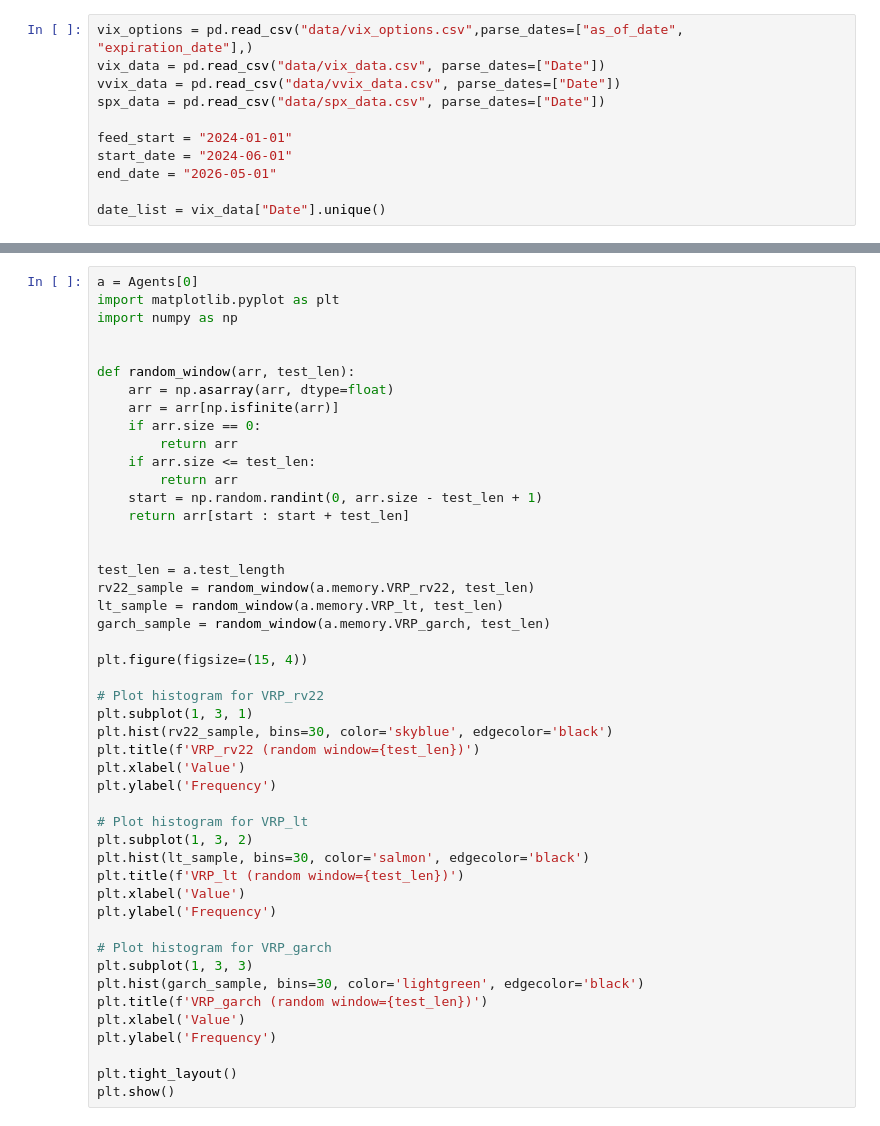
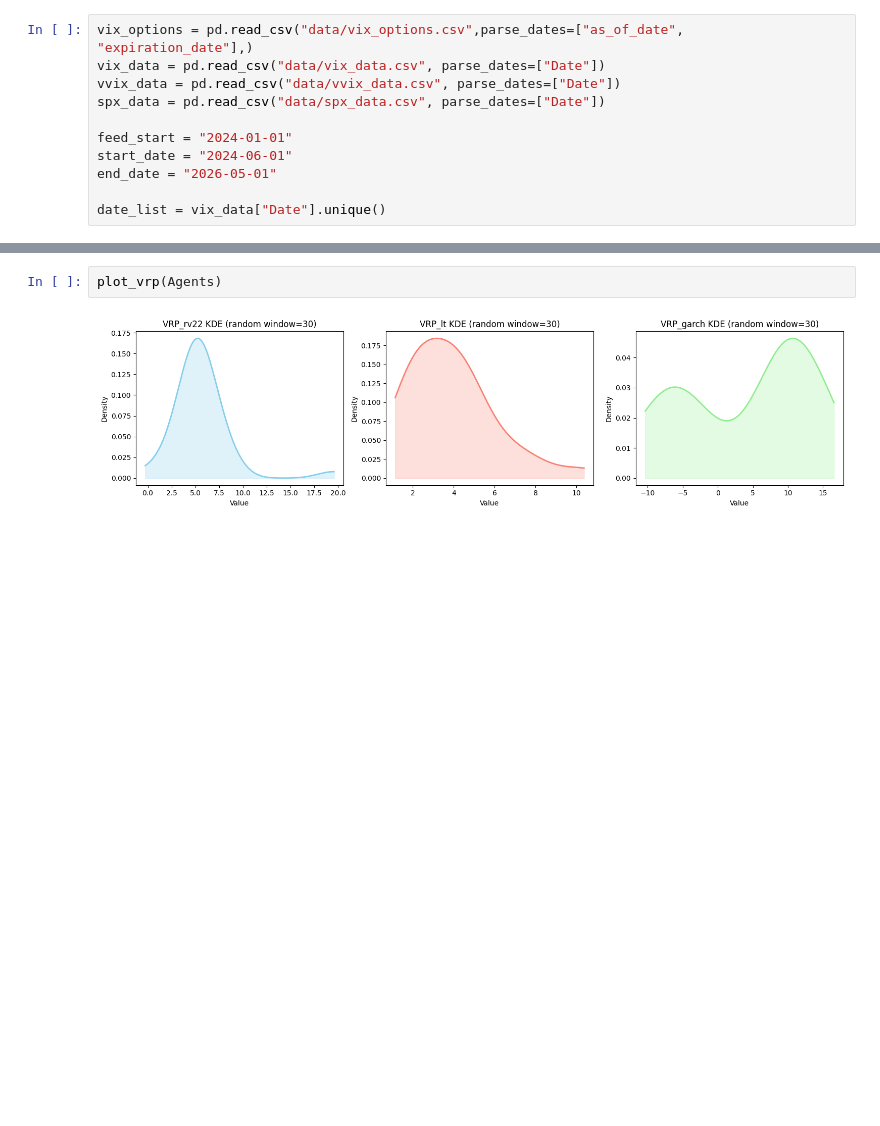
Before and after one commit to StevenYang23/VIX_Trading, a Jupyter notebook: Back_testing.ipynb, the cells around one changed output, grey strips where cells are left out. Drawn from its saved outputs; the diff is of its cells as text; blank space fills up the shorter version.

```diff
--- a/Back_testing.ipynb
+++ b/Back_testing.ipynb
@@ -89,47 +55,4 @@ plt.show()
 # %%
-a = Agents[0]
-import matplotlib.pyplot as plt
-import numpy as np
-
-
-def random_window(arr, test_len):
-    arr = np.asarray(arr, dtype=float)
-    arr = arr[np.isfinite(arr)]
-    if arr.size == 0:
-        return arr
-    if arr.size <= test_len:
-        return arr
-    start = np.random.randint(0, arr.size - test_len + 1)
-    return arr[start : start + test_len]
-
-
-test_len = a.test_length
-rv22_sample = random_window(a.memory.VRP_rv22, test_len)
-lt_sample = random_window(a.memory.VRP_lt, test_len)
-garch_sample = random_window(a.memory.VRP_garch, test_len)
-
-plt.figure(figsize=(15, 4))
-
-# Plot histogram for VRP_rv22
-plt.subplot(1, 3, 1)
-plt.hist(rv22_sample, bins=30, color='skyblue', edgecolor='black')
-plt.title(f'VRP_rv22 (random window={test_len})')
-plt.xlabel('Value')
-plt.ylabel('Frequency')
-
-# Plot histogram for VRP_lt
-plt.subplot(1, 3, 2)
-plt.hist(lt_sample, bins=30, color='salmon', edgecolor='black')
-plt.title(f'VRP_lt (random window={test_len})')
-plt.xlabel('Value')
-plt.ylabel('Frequency')
-
-# Plot histogram for VRP_garch
-plt.subplot(1, 3, 3)
-plt.hist(garch_sample, bins=30, color='lightgreen', edgecolor='black')
-plt.title(f'VRP_garch (random window={test_len})')
-plt.xlabel('Value')
-plt.ylabel('Frequency')
-
-plt.tight_layout()
-plt.show()
+plot_vrp(Agents)
+# %% [output]
+[figure, added]
```
Also changed, not shown: parts of 4 cells of this notebook, 2 other files.
